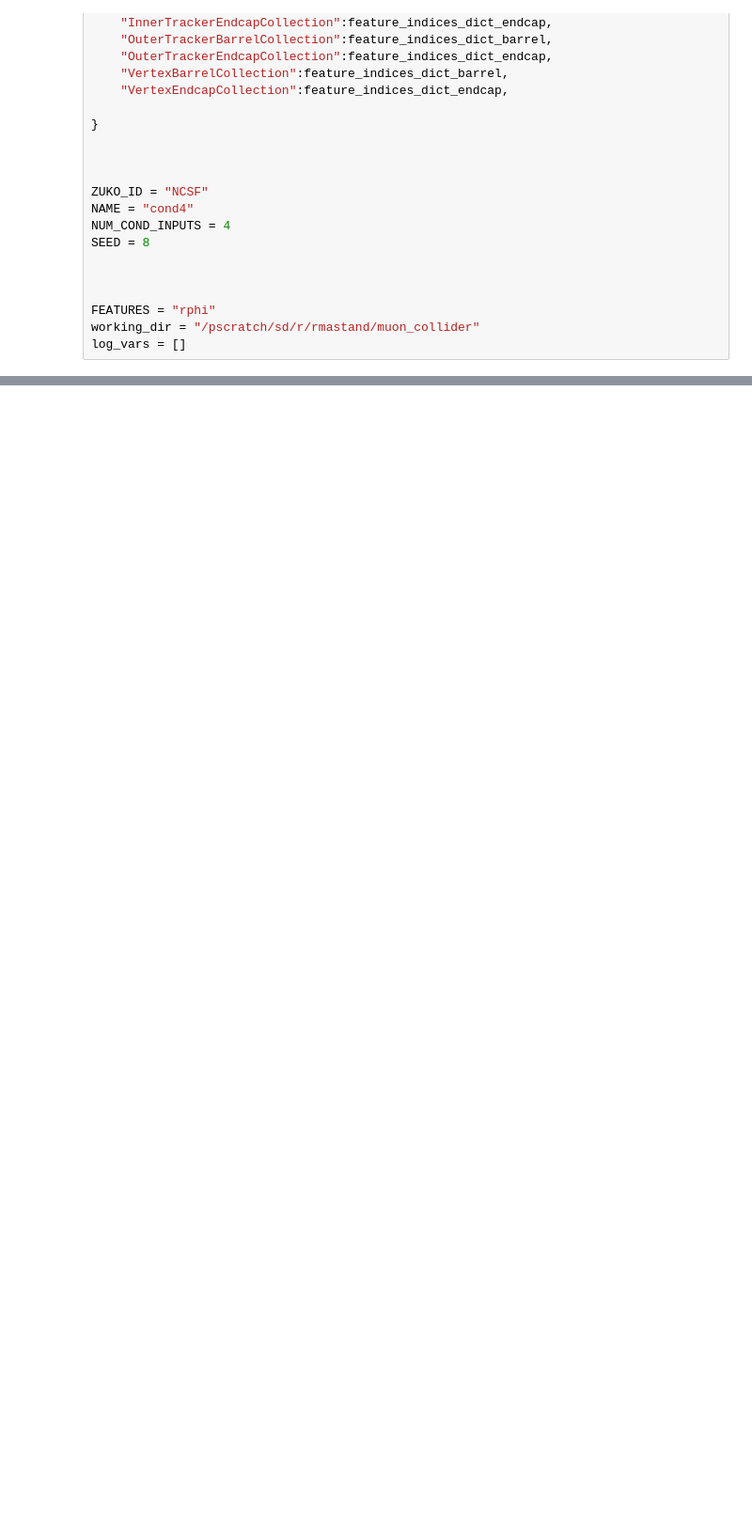
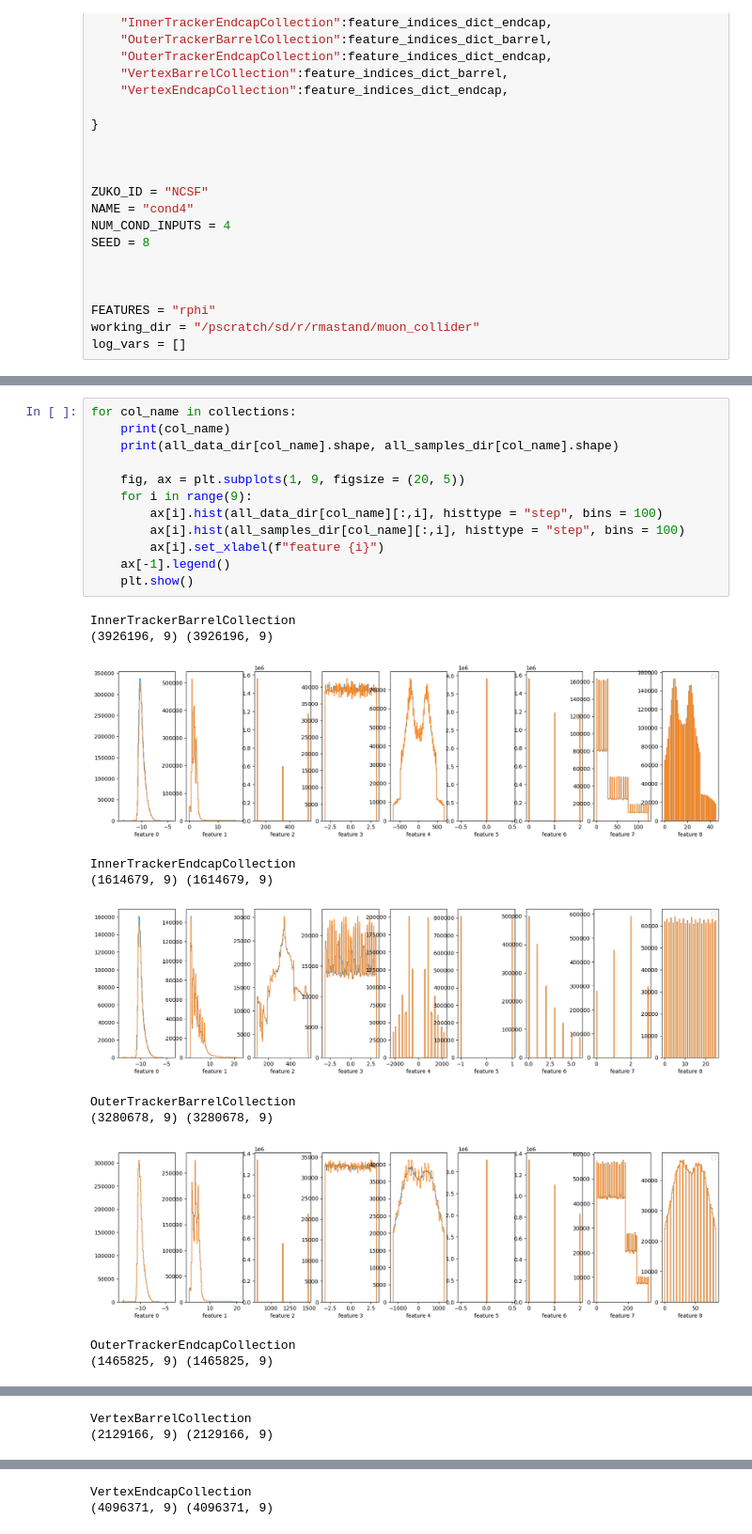
Before and after one commit to rmastand/fast_tracker_BIBgen_mucoll, a Jupyter notebook: assign_cell_ID.ipynb, the cells around one changed output, grey strips where cells are left out. Shown at 94% size. Saved outputs shown, nothing was run; the diff lists cells and outputs as text; blank space fills up the shorter version.

```diff
--- a/assign_cell_ID.ipynb
+++ b/assign_cell_ID.ipynb
@@ -159,0 +157,24 @@ for col_name in collections:
+# %%
+for col_name in collections:
+    print(col_name)
+    print(all_data_dir[col_name].shape, all_samples_dir[col_name].shape)
+
+    fig, ax = plt.subplots(1, 9, figsize = (20, 5))
+    for i in range(9):
+        ax[i].hist(all_data_dir[col_name][:,i], histtype = "step", bins = 100)
+        ax[i].hist(all_samples_dir[col_name][:,i], histtype = "step", bins = 100)
+        ax[i].set_xlabel(f"feature {i}")
+    ax[-1].legend()
+    plt.show()
+# %% [output]
+InnerTrackerBarrelCollection
+(3926196, 9) (3926196, 9)
+[figure, added]
+InnerTrackerEndcapCollection
+(1614679, 9) (1614679, 9)
+[figure, added]
+OuterTrackerBarrelCollection
+(3280678, 9) (3280678, 9)
+[figure, added]
+OuterTrackerEndcapCollection
+(1465825, 9) (1465825, 9)
@@ -159,0 +182,2 @@ for col_name in collections:
+VertexBarrelCollection
+(2129166, 9) (2129166, 9)
@@ -159,0 +185,2 @@ for col_name in collections:
+VertexEndcapCollection
+(4096371, 9) (4096371, 9)
```
Also changed, not shown: parts of 8 cells of this notebook, 7 other files.
